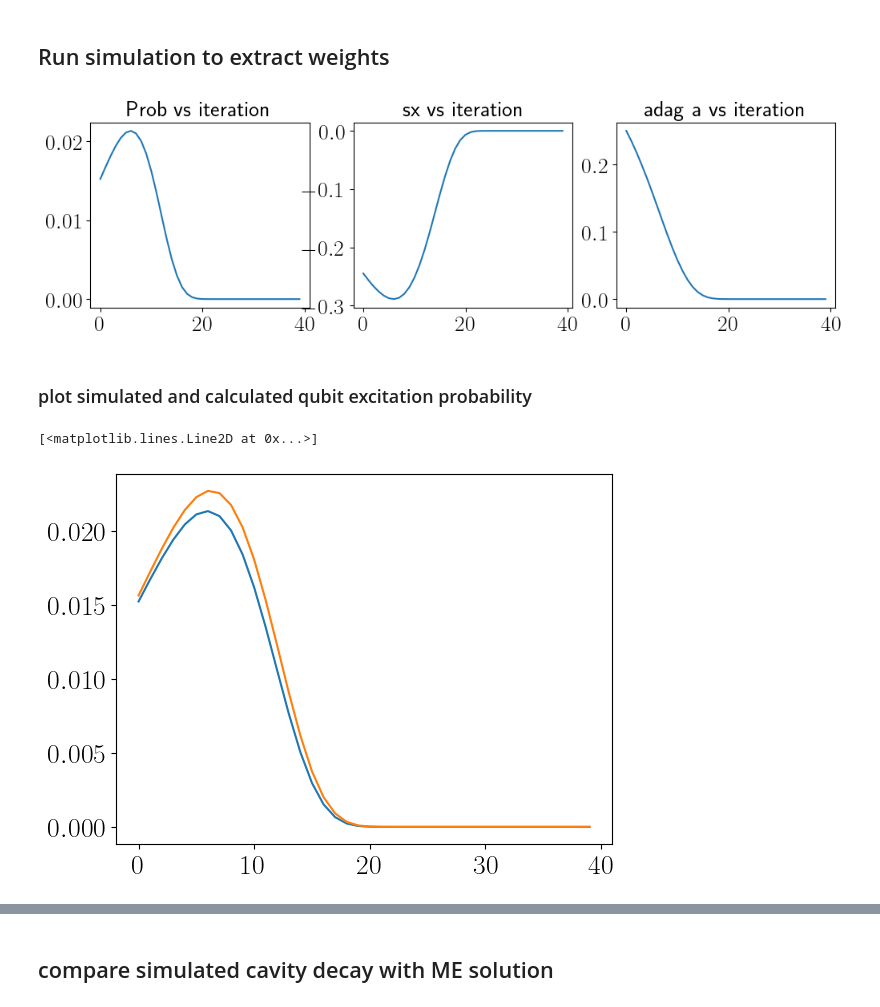
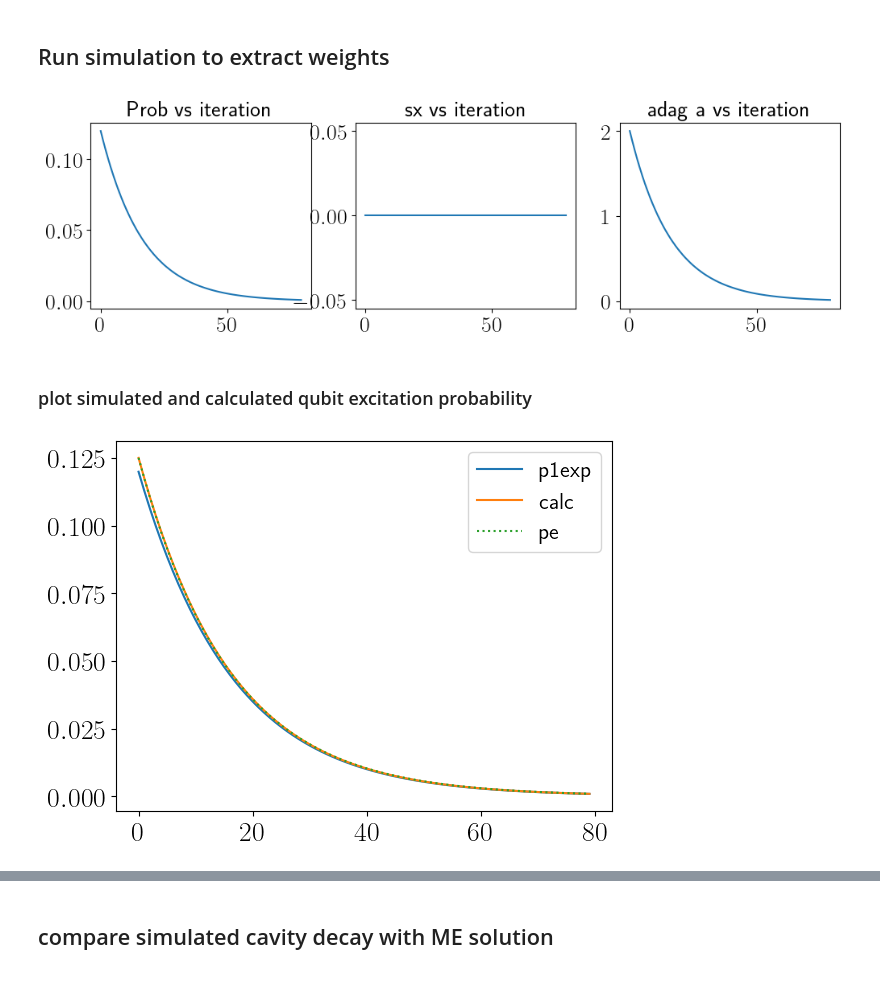
Before and after one commit to ingstra/qubitdyne, a Jupyter notebook: 221014 Qubit-dyne faster_mod2.ipynb, the cells around one changed output, grey strips where cells are left out. Saved outputs shown, nothing was run; the diff lists cells and outputs as text; code cells hidden in the pictures.

```diff
--- a/221014 Qubit-dyne faster_mod2.ipynb
+++ b/221014 Qubit-dyne faster_mod2.ipynb
@@ -105,6 +121,8 @@ p1exp = []
 n_cav = []
 sxexp = []
 rho = ket2dm(psi0)
+
+expect_a = []
 
 for i in range(Nmeas):
 
@@ -118,14 +136,16 @@ for i in range(Nmeas):
     sxval = expect(sy, rho)
     sxexp.append(sxval)
 
+    expect_a.append(expect(a,rho))
+
     rho = tensor(rho.ptrace(0),basis(2,0).proj())
 
 ## Define weights based on how much pop is extracted from cavity at each round
-weights=np.array(p1exp)
-#weights = weights/np.sum(weights**2)
+weights=np.sqrt(np.array(p1exp)/(2*n_init))
+#weights = weights/np.sum(weights)
 
 # This correction factor enforces that the measured expectation value of <a> agrees on the reference state
-corr = alpharef/np.sum(sxexp*weights)
+corr = alpharef#/np.sum(sxexp*weights)
 
 fig, axes = plt.subplots(1, 3, figsize=(12,3))
 
@@ -141,14 +161,21 @@ axes[2].plot(n_cav)
 lbl2 = axes[2].set_title("adag a vs iteration")
 plt.show()
 # %% [output]
-[figure, old version]
+[figure, new version]
 # %% [markdown]
 ### plot simulated and calculated qubit excitation probability
-# %%
-plt.plot(p1exp)
-calc = (gint*angmult)**2*n_cav
-
-plt.plot(calc)
-# %% [output]
-[<matplotlib.lines.Line2D at 0x...>]
-[figure, removed]
+# %%
+plt.plot(p1exp, label='p1exp')
+calc = (gint*angmult*dt)**2*n_cav
+
+plt.plot(calc, label='calc')
+
+pe = gamma*dt*n_init*np.exp(-gamma*dt*nsteps)
+
+plt.plot(pe,':', label='pe')
+plt.legend()
+filter = np.sqrt(gamma*dt/2)*np.exp(-gamma*dt*nsteps/2)
+weights=filter
+#plt.plot(0.012*np.cos(angmult*1.32+np.pi/2)**2)
+# %% [output]
+[figure, added]
```
Also changed, not shown: parts of 11 cells of this notebook.
